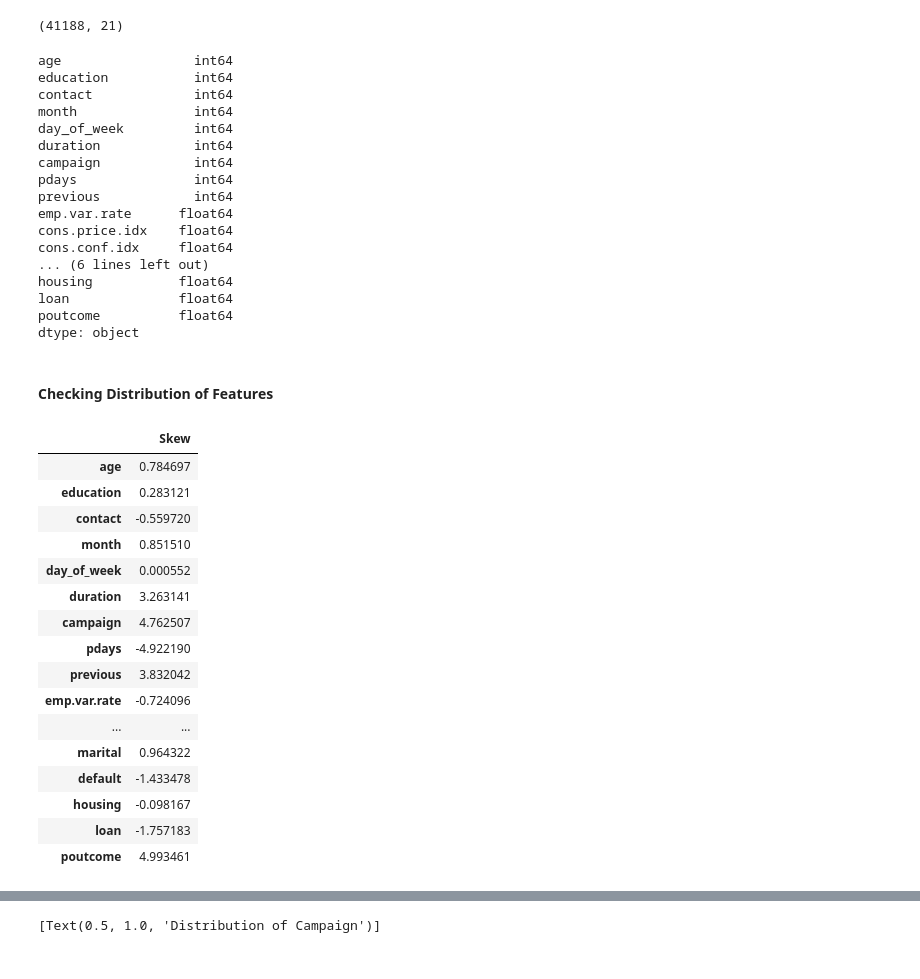
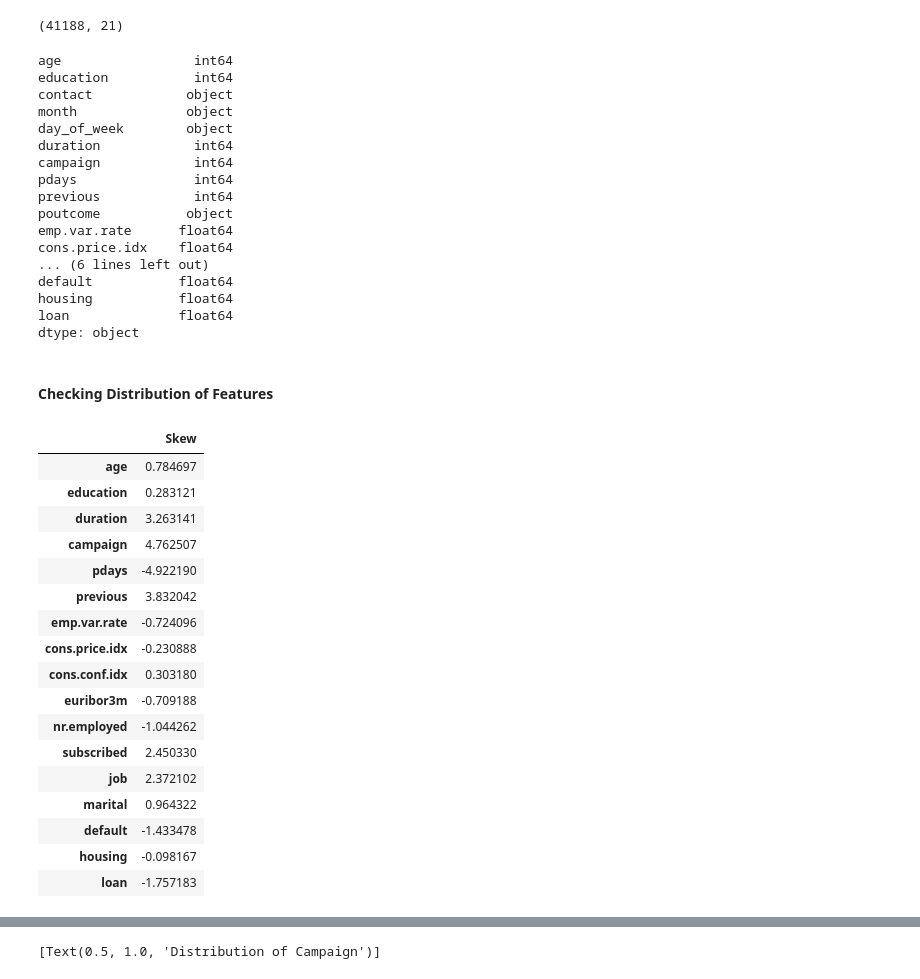
Before and after one commit to Lois-Wong/Marketing-Subscription-Classification, a Jupyter notebook: PAA_III.ipynb, the cells around one changed output, grey strips where cells are left out. Saved outputs shown, nothing was run; the diff lists cells and outputs as text; code cells hidden in the pictures.

```diff
--- a/PAA_III.ipynb
+++ b/PAA_III.ipynb
@@ -44,9 +43,9 @@ sns.set_style("whitegrid")
 sns.set_palette("rocket")
 # %%
 pd.set_option("display.max_columns", None)
-df = pd.read_csv('/Users/lois/Downloads/ML ipynb/Module 17/data/bank-additional-full.csv', sep = ';')
-print(df.shape)
-df.head()
+bank_df = pd.read_csv('/Users/lois/Downloads/ML ipynb/Module 17/data/bank-additional-full.csv', sep = ';')
+print(bank_df.shape)
+bank_df.head()
 # %% [output]
 (41188, 21)
 |  | age | job | marital | education | default | housing | loan | contact | month | day_of_week | ... |
@@ -154,75 +153,66 @@ Now that you understand your business objective, we will build a basic model to
 #### Encoding Ordinal and Binary Columns  into Numeric Format
 # %%
 #encoding education column
-df["education"].replace({"unknown" : 0, "illiterate" : 1, "high.school" : 2, "university.degree" : 3,
+bank_df["education"].replace({"unknown" : 0, "illiterate" : 1, "high.school" : 2, "university.degree" : 3,
                          "basic.4y" : 4, "basic.6y" : 5, "basic.9y" : 6, "professional.course" : 7}, inplace = True)
 
-#encoding contact column
-df["contact"].replace({"telephone" : 0, "cellular" : 1}, inplace = True)
-
-#encoding month column
-df["month"].replace({"jan" : 1, "feb" : 2, "mar" : 3, "apr" : 4, "may" : 5, "jun" : 6, "jul" : 7, "aug" : 8,
-                    "sep" : 9, "oct" : 10, "nov" : 11, "dec": 12}, inplace = True)
-
-#encoding day_of_week_column
-df["day_of_week"].replace({"mon" : 1, "tue" : 2, "wed" : 3, "thu" : 4, "fri" : 5}, inplace = True)
-
 #renaming y column (target variable) and changing it to numeric
-df.rename({"y" : "subscribed"}, axis = 1, inplace = True)
-df["subscribed"].replace({"no" : 0, "yes" : 1}, inplace = True)
+bank_df.rename({"y" : "subscribed"}, axis = 1, inplace = True)
+bank_df["subscribed"].replace({"no" : 0, "yes" : 1}, inplace = True)
 # %% [markdown]
 #### Target Encoding Nominal Columns
 # %%
 #creating a df with encoded columns
 te = TargetEncoder()
-encoded_df = te.fit_transform(df[["job", "marital", "default", "housing", "loan", "poutcome"]], df["subscribed"])
+encoded_df = te.fit_transform(df[["job", "marital", "default", "housing", "loan"]], df["subscribed"])
 # %%
 #combining encoded and original df
-df.drop(["job", "marital", "default", "housing", "loan", "poutcome"], axis = 1, inplace = True)
-df = pd.concat([df, encoded_df], axis = 1)
-df.shape
+bank_df.drop(["job", "marital", "default", "housing", "loan"], axis = 1, inplace = True)
+bank_df = pd.concat([bank_df, encoded_df], axis = 1)
+bank_df.shape
 # %% [output]
 (41188, 21)
 # %%
-df.dtypes
+bank_df.dtypes
 # %% [output]
 age                 int64
 education           int64
-contact             int64
-month               int64
-day_of_week         int64
+contact            object
+month              object
+day_of_week        object
 duration            int64
 campaign            int64
 pdays               int64
 previous            int64
+poutcome           object
 emp.var.rate      float64
 cons.price.idx    float64
-cons.conf.idx     float64
 ... (6 lines left out)
+default           float64
 housing           float64
 loan              float64
-poutcome          float64
 dtype: object
 # %% [markdown]
 #### Checking Distribution of Features
 # %%
 #checking skew
-pd.DataFrame(df.skew()).rename({0 : "Skew"}, axis = 1)
+pd.DataFrame(bank_df.skew()).rename({0 : "Skew"}, axis = 1)
 # %% [output]
 |  | Skew |
 | age | 0.784697 |
 | education | 0.283121 |
-| contact | -0.559720 |
-| month | 0.851510 |
-| day_of_week | 0.000552 |
 | duration | 3.263141 |
 | campaign | 4.762507 |
 | pdays | -4.922190 |
 | previous | 3.832042 |
 | emp.var.rate | -0.724096 |
-| ... | ... |
+| cons.price.idx | -0.230888 |
+| cons.conf.idx | 0.303180 |
+| euribor3m | -0.709188 |
+| nr.employed | -1.044262 |
+| subscribed | 2.450330 |
+| job | 2.372102 |
 | marital | 0.964322 |
 | default | -1.433478 |
 | housing | -0.098167 |
 | loan | -1.757183 |
-| poutcome | 4.993461 |
```
Also changed, not shown: parts of 27 cells of this notebook.
